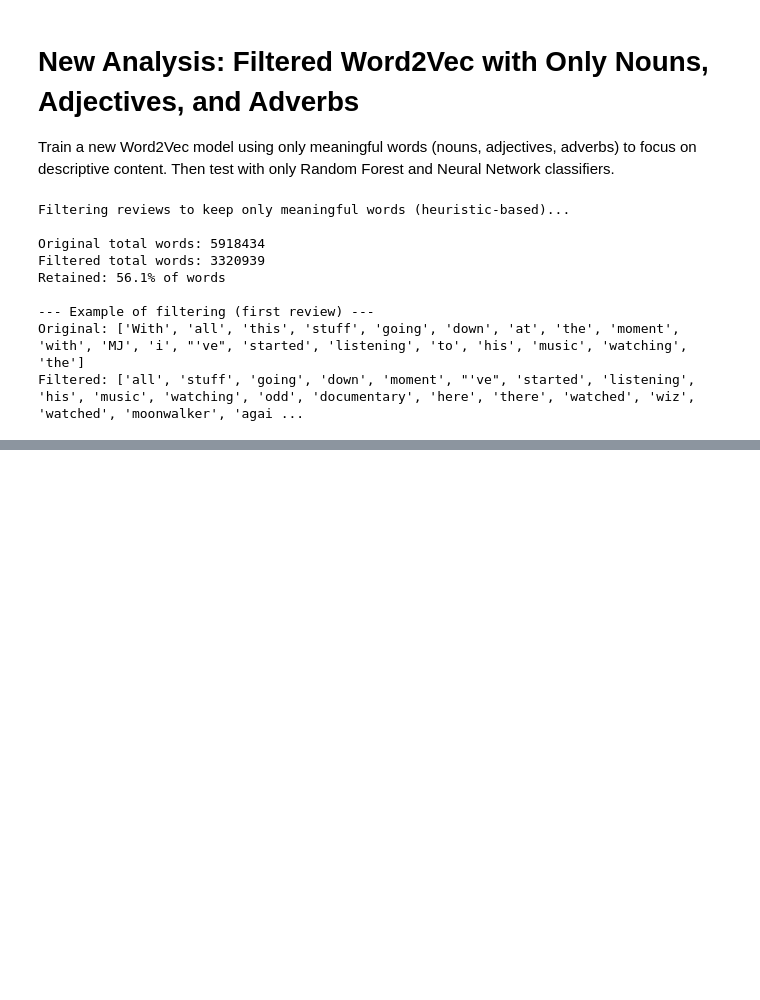
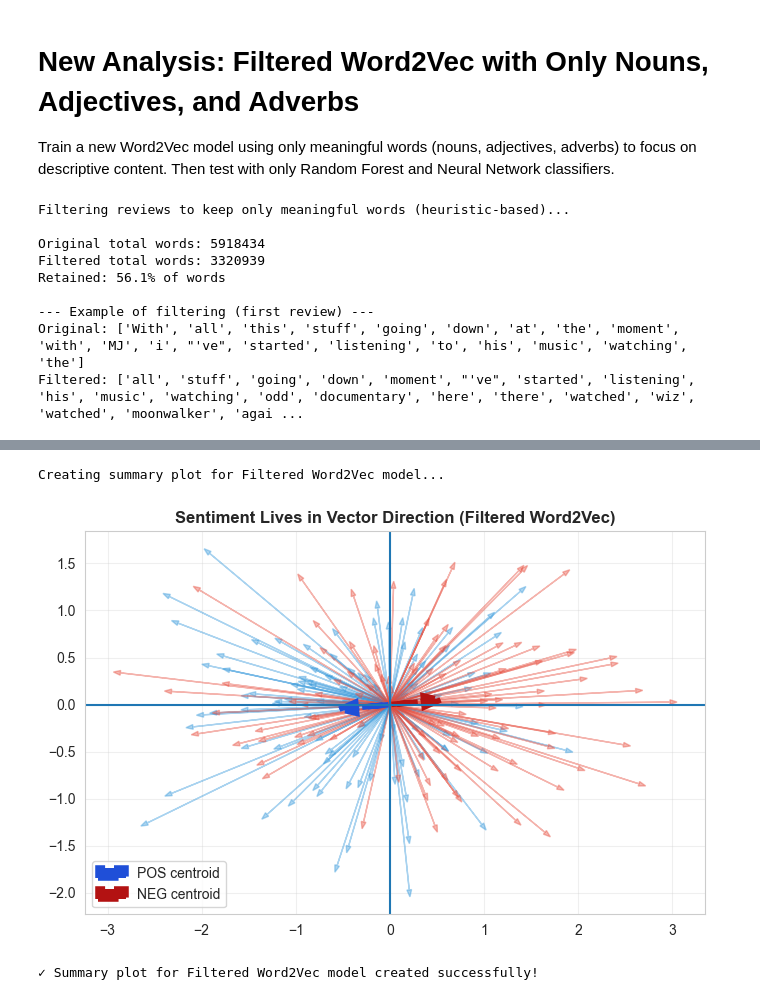
Before and after one commit to keshavagarwal2004dev/sentiment-analysis-using-word2vec, a Jupyter notebook: code.ipynb, the cells around one changed output, grey strips where cells are left out. Saved outputs shown, nothing was run; the diff lists cells and outputs as text; code cells hidden in the pictures; blank space fills up the shorter version.

```diff
--- a/code.ipynb
+++ b/code.ipynb
@@ -1257,0 +1287,50 @@ print("✓ Comparison graph saved as 'filtered_vs_original_comparison.png'")
+# %%
+# Create summary plot with filtered Word2Vec model vectors and centroids
+print("Creating summary plot for Filtered Word2Vec model...\n")
+
+review_vectors_filtered = []
+review_labels_filtered = []
+
+for idx in selected_indices:
+    vectors = [model_filtered.wv[w] for w in trainReviews_filtered[idx] if w in model_filtered.wv]
+    if len(vectors) == 0:
+        continue
+    review_vectors_filtered.append(np.mean(vectors, axis=0))
+    review_labels_filtered.append(trainLabels_filtered[idx])
+
+review_vectors_filtered = np.array(review_vectors_filtered)
+
+# GLOBAL PCA for filtered model (this is crucial)
+pca_filtered = PCA(n_components=2)
+review_vec_2d_filtered = pca_filtered.fit_transform(review_vectors_filtered)
+
+plt.figure(figsize=(8, 8))
+
+for (x, y), label in zip(review_vec_2d_filtered, review_labels_filtered):
+    color = '#3498db' if label == 1 else '#e74c3c'
+    plt.arrow(0, 0, x, y, color=color, alpha=0.4, head_width=0.05)
+
+# Centroids for filtered model
+pos_centroid_filtered = review_vec_2d_filtered[np.array(review_labels_filtered)==1].mean(axis=0)
+neg_centroid_filtered = review_vec_2d_filtered[np.array(review_labels_filtered)==0].mean(axis=0)
+
+plt.arrow(0, 0, pos_centroid_filtered[0], pos_centroid_filtered[1],
+          color='#1f4fd8', linewidth=4, linestyle='--',
+          head_width=0.12, label='POS centroid')
+
+plt.arrow(0, 0, neg_centroid_filtered[0], neg_centroid_filtered[1],
+          color='#b31212', linewidth=4, linestyle='--',
+          head_width=0.12, label='NEG centroid')
+
+plt.axhline(0); plt.axvline(0)
+plt.grid(alpha=0.3)
+plt.legend()
+plt.title("Sentiment Lives in Vector Direction (Filtered Word2Vec)", fontweight='bold')
+plt.gca().set_aspect('equal')
+plt.show()
+
+print("✓ Summary plot for Filtered Word2Vec model created successfully!")
+# %% [output]
+Creating summary plot for Filtered Word2Vec model...
+[figure, added]
+✓ Summary plot for Filtered Word2Vec model created successfully!
```
Also changed, not shown: parts of 5 cells of this notebook, 7 other files.
